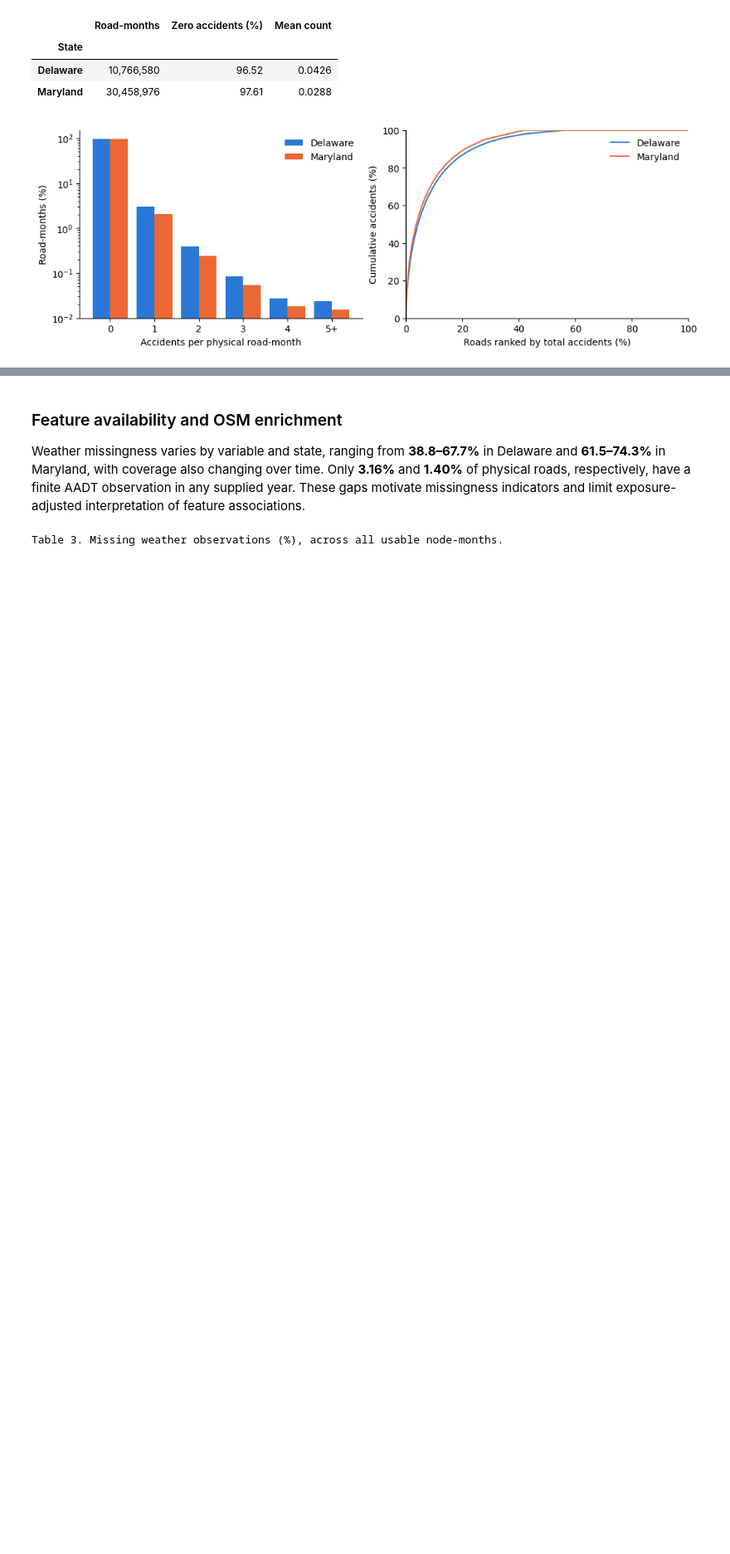
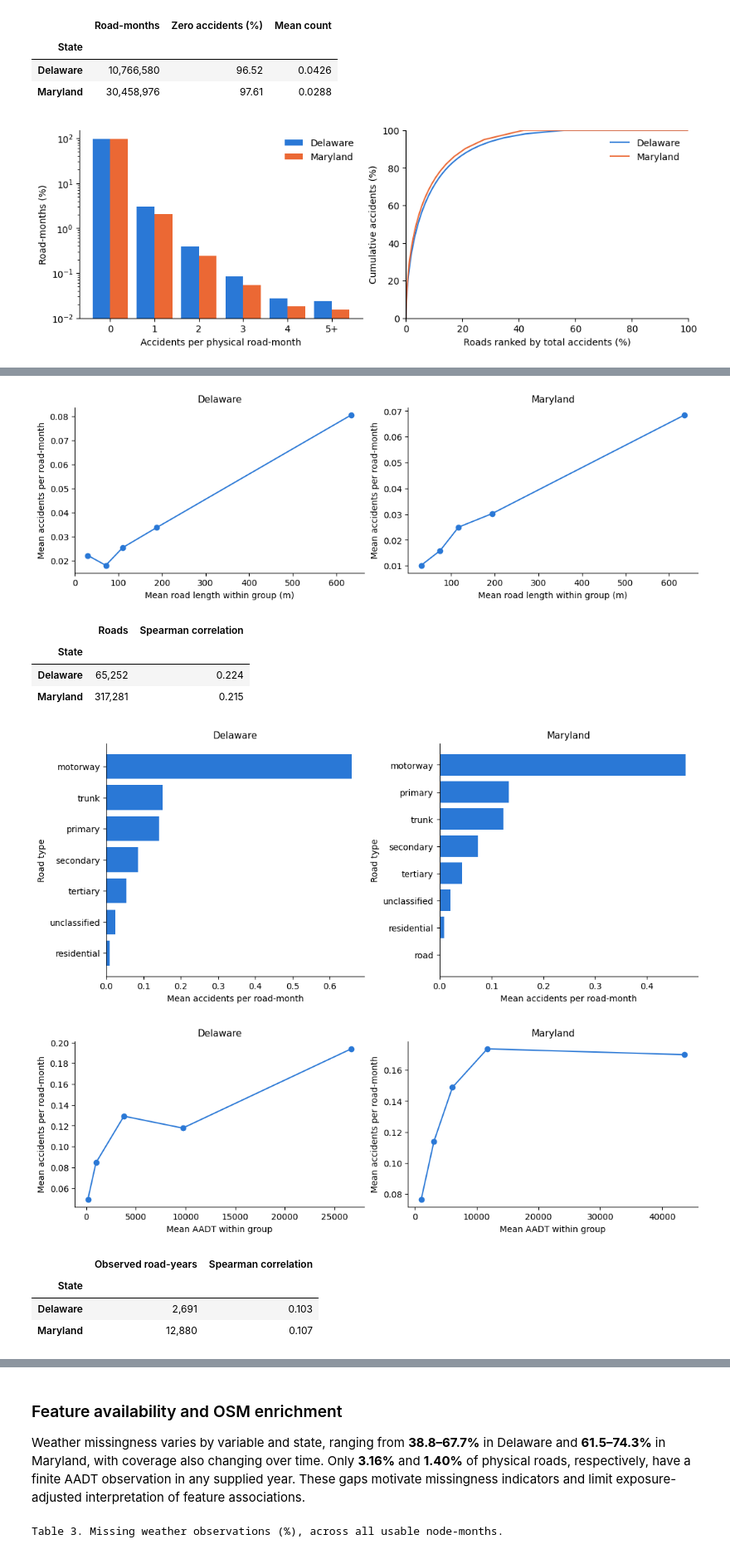
Before and after one commit to aaronteork/CS5284_GML, a Jupyter notebook: Final_Report.ipynb, the cells around one changed output, grey strips where cells are left out. Shown at 83% size. Drawn from its saved outputs; the diff is of its cells as text; code cells hidden in the pictures; blank space fills up the shorter version.

```diff
--- a/Final_Report.ipynb
+++ b/Final_Report.ipynb
@@ -175 +230,42 @@ plt.show()
+# %%
+import numpy as np
+import pandas as pd
+from src.eda import (plot_length_risk, plot_road_type_risk, traffic_accident_association,
+                     plot_traffic_risk, _feature_series, _risk, STATE_NAMES)
+
+# Figure 4: road length and training-period accident counts.
+fig = plot_length_risk(data)
+plt.show()
+length_stats = []
+for state, state_data in data.items():
+    lengths = _feature_series(state_data.edge_features['length'], state_data.n_nodes, physical=True)
+    pairs = pd.DataFrame({'Length (m)': lengths.reindex(state_data.roads),
+                          'Mean monthly accidents': _risk(state_data)}).dropna()
+    pairs = pairs[pairs['Length (m)'] > 0]
+    length_stats.append({'State': STATE_NAMES[state], 'Roads': len(pairs),
+                         'Spearman correlation': pairs.corr(method='spearman').iloc[0, 1]})
+display(pd.DataFrame(length_stats).set_index('State').style.format(
+    {'Roads': '{:,.0f}', 'Spearman correlation': '{:.3f}'}))
+
+# Figure 5: recorded road type and training-period accident counts.
+fig = plot_road_type_risk(data)
+plt.show()
+
+# Figure 6: observed annual AADT and accident counts from the same year.
+traffic_observations = traffic_accident_association(data)
+fig, traffic_stats = plot_traffic_risk(traffic_observations)
+plt.show()
+display(traffic_stats.style.format({'Observed road-years': '{:,.0f}', 'Spearman correlation': '{:.3f}'}))
+# %% [output]
+[figure, added]
+|  | Roads | Spearman correlation |
+| State |  |  |
+| Delaware | 65,252 | 0.224 |
+| Maryland | 317,281 | 0.215 |
+[figure, added]
+[figure, added]
+|  | Observed road-years | Spearman correlation |
+| State |  |  |
+| Delaware | 2,691 | 0.103 |
+| Maryland | 12,880 | 0.107 |
 # %% [markdown]
```
Also changed, not shown: parts of 20 cells of this notebook, 2 other files.
